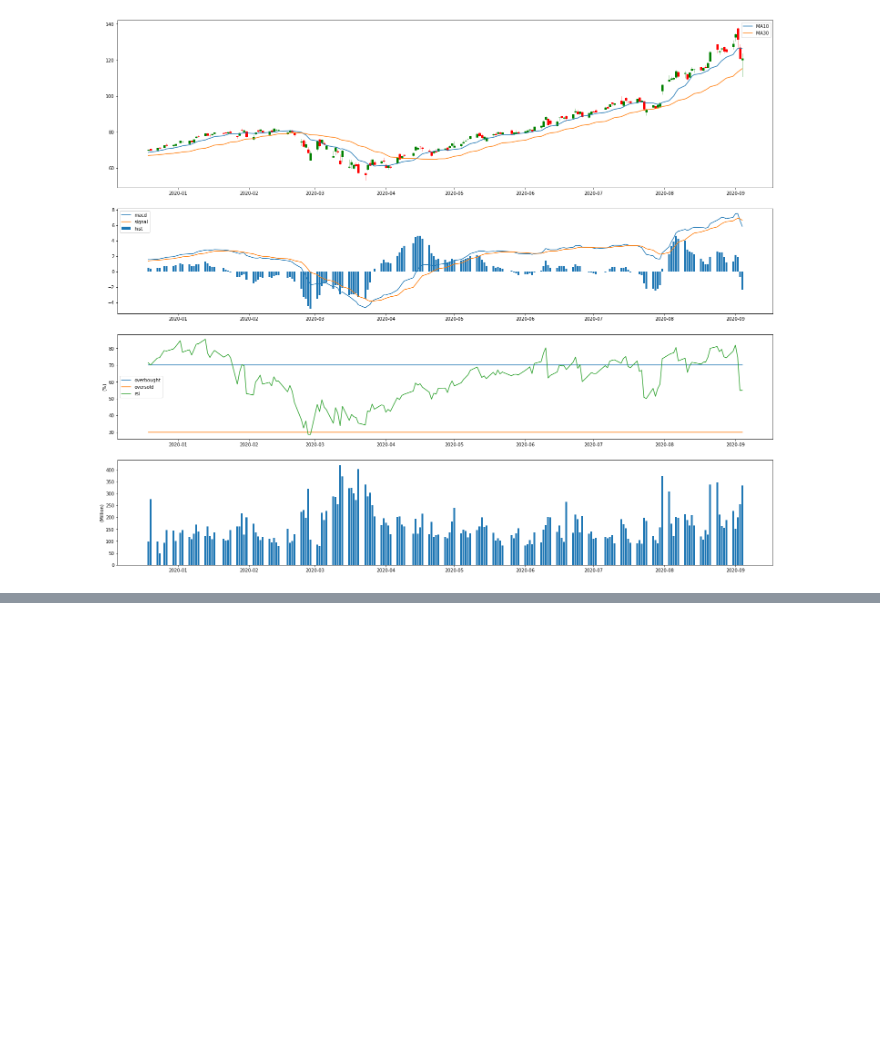
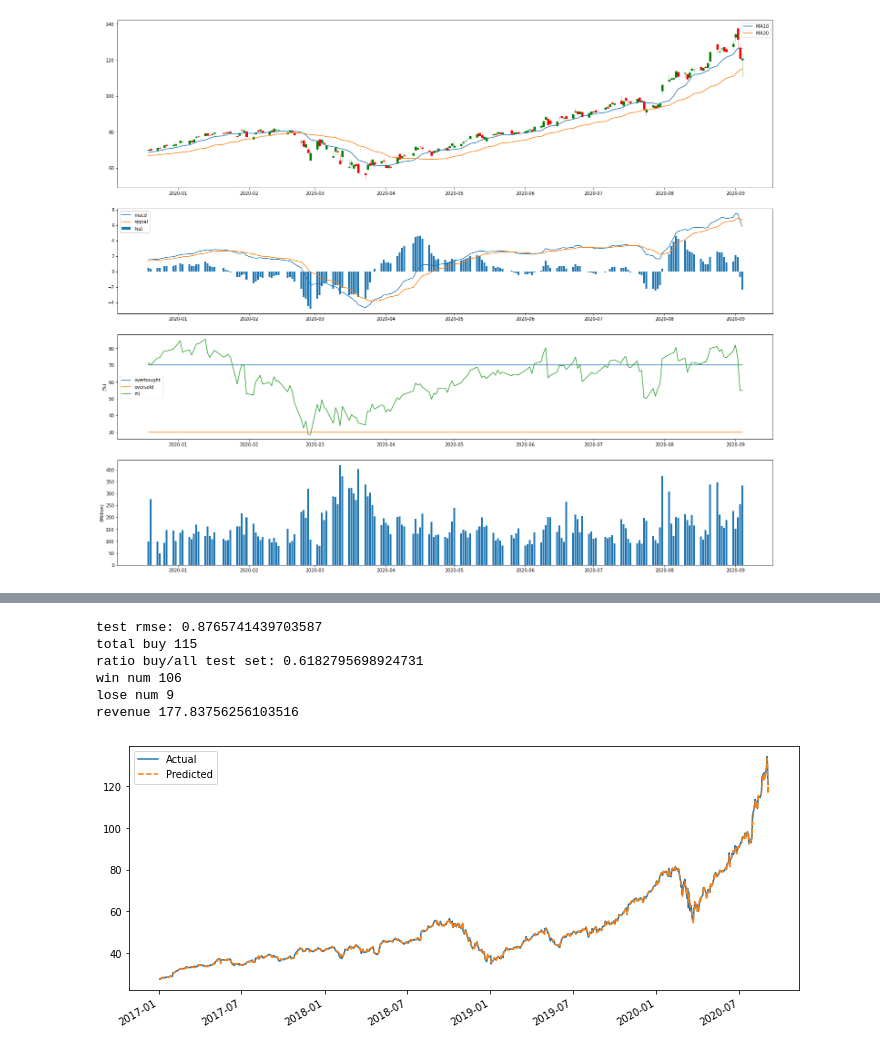
Before and after one commit to duybluemind1988/Data-science, a Jupyter notebook: Time_series/Time_series_all_method_2(multy).ipynb, the cells around one changed output, grey strips where cells are left out. Cells and saved outputs as stored; diff of their text form; code cells hidden in the pictures; blank space fills up the shorter version.

```diff
--- a/Time_series/Time_series_all_method_2(multy).ipynb
+++ b/Time_series/Time_series_all_method_2(multy).ipynb
@@ -1577,0 +1708,20 @@ plot_chart(df, 180, "AAPL")
+# %%
+def profit(true,predict):
+  buy=0
+  win=0
+  lose=0
+  revenue=[]
+  for i in range(len(predict)-1):
+    if predict.values[i+1] > true.values[i]:
+      buy+=1
+      result=true.values[i+1]-true.values[i]
+      revenue.append(result)
+      if result >0:
+        win+=1
+      else:
+        lose+=1
+  print('total buy',buy)
+  print('ratio buy/all test set:',buy/len(predict))
+  print('win num',win)
+  print('lose num',lose)
+  print('revenue',sum(revenue))
@@ -1577,0 +1740,25 @@ plot_chart(df, 180, "AAPL")
+# %%
+# class Ridge kế thừa tất cả thuộc tính của class Linear, chỉ thay đổi get_model method
+class RidgeRegressionModel(LinearRegressionModel):
+    def get_model(self):
+        return Ridge(alpha=.5)
+model = RidgeRegressionModel()
+model.learn(x, y, start_date='2017',
+                       end_date='2020', lookback_period=10)
+
+model.df_result.plot(
+    #title='JPM prediction by OLS',
+    style=['-', '--'], figsize=(12,5));
+
+y_test=model.df_result.Actual[-186:]
+y_test_pred=model.df_result.Predicted[-186:]
+print('test rmse:', np.sqrt(mean_squared_error(y_test, y_test_pred)))
+profit(y_test,y_test_pred)
+# %% [output]
+test rmse: 0.8765741439703587
+total buy 115
+ratio buy/all test set: 0.6182795698924731
+win num 106
+lose num 9
+revenue 177.83756256103516
+[figure, added]
```
Also changed, not shown: parts of 13 cells of this notebook.
